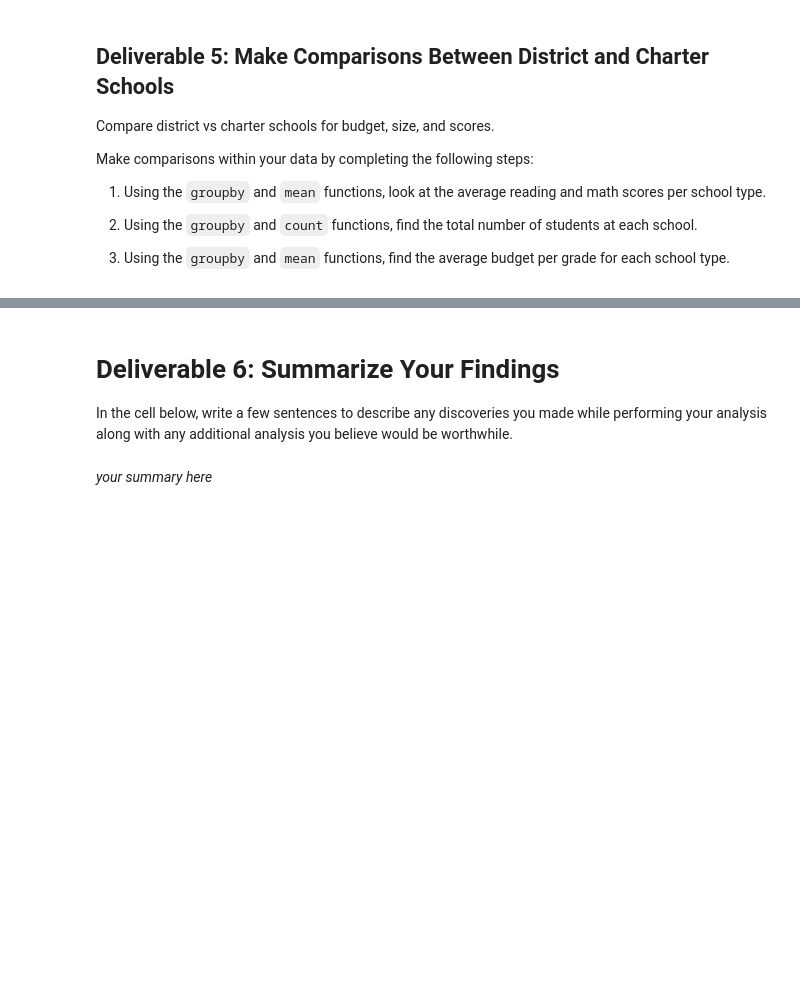
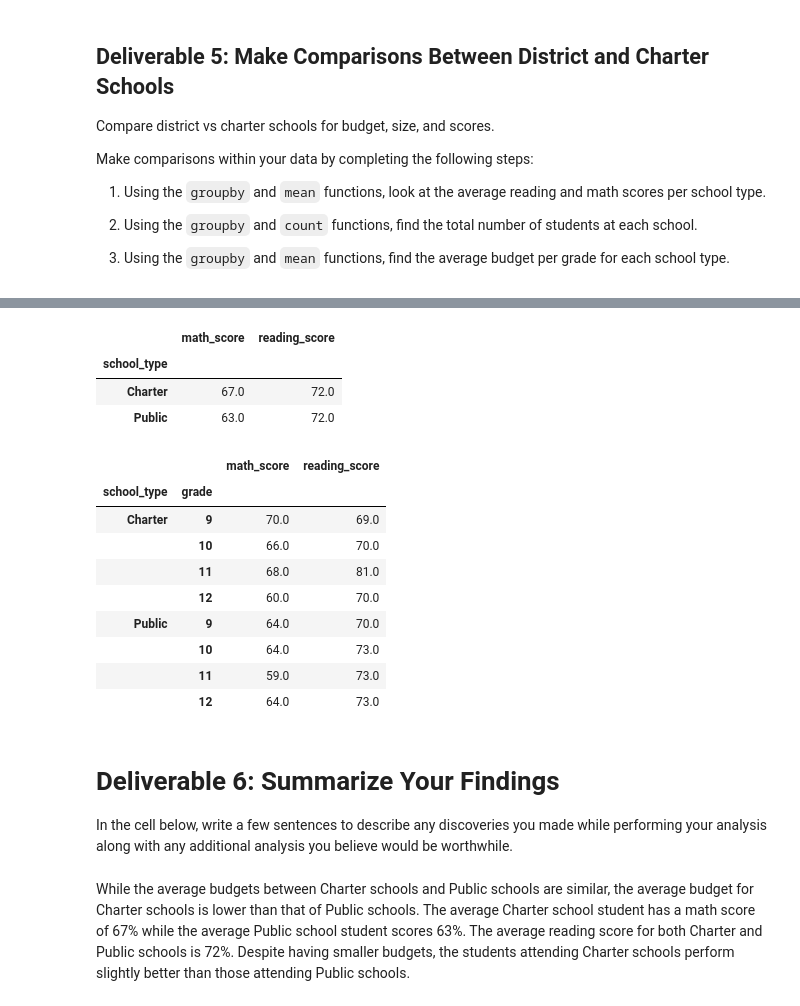
Before and after one commit to bristlab/PyCitySchools, a Jupyter notebook: PyCitySchools_Notebook.ipynb, the cells around one changed output, grey strips where cells are left out. Cells and saved outputs as stored; diff of their text form; code cells hidden in the pictures; blank space fills up the shorter version.

Commit message:
revising PyCitySchools_Notebook

```diff
--- a/PyCitySchools_Notebook.ipynb
+++ b/PyCitySchools_Notebook.ipynb
@@ -363,5 +336,29 @@ math_scores_per_school_type_per_grade.round({'math_score': 0})
+# %%
+## Use groupby, mean and round to show the average math and reading scores per school type, per grade.
+math_scores_per_school = student_df.groupby(['school_type'])[['math_score', 'reading_score']].mean()
+math_scores_per_school.round({'math_score': 0, 'reading_score': 0})
+# %% [output]
+|  | math_score | reading_score |
+| school_type |  |  |
+| Charter | 67.0 | 72.0 |
+| Public | 63.0 | 72.0 |
+# %%
+## Use groupby, mean and round to show the average math and reading scores per school type, per grade.
+per_school_type_per_grade = student_df.groupby(['school_type', 'grade'])[['math_score', 'reading_score']].mean()
+per_school_type_per_grade.round({'math_score': 0, 'reading_score': 0})
+# %% [output]
+|  |  | math_score | reading_score |
+| school_type | grade |  |  |
+| Charter | 9 | 70.0 | 69.0 |
+|  | 10 | 66.0 | 70.0 |
+|  | 11 | 68.0 | 81.0 |
+|  | 12 | 60.0 | 70.0 |
+| Public | 9 | 64.0 | 70.0 |
+|  | 10 | 64.0 | 73.0 |
+|  | 11 | 59.0 | 73.0 |
+|  | 12 | 64.0 | 73.0 |
 # %% [markdown]
 # Deliverable 6: Summarize Your Findings
 In the cell below, write a few sentences to describe any discoveries you made while performing your analysis along with any additional analysis you believe would be worthwhile.
 # %% [markdown]
-*your summary here*
+While the average budgets between Charter schools and Public schools are similar, the average budget for Charter schools is lower than that of Public schools. The average Charter school student has a math score of 67% while the average Public school student scores 63%. The average reading score for both Charter and Public schools is 72%. Despite having smaller budgets, the students attending Charter schools perform slightly better than those attending Public schools.
```
Also changed, not shown: parts of 10 cells of this notebook.
